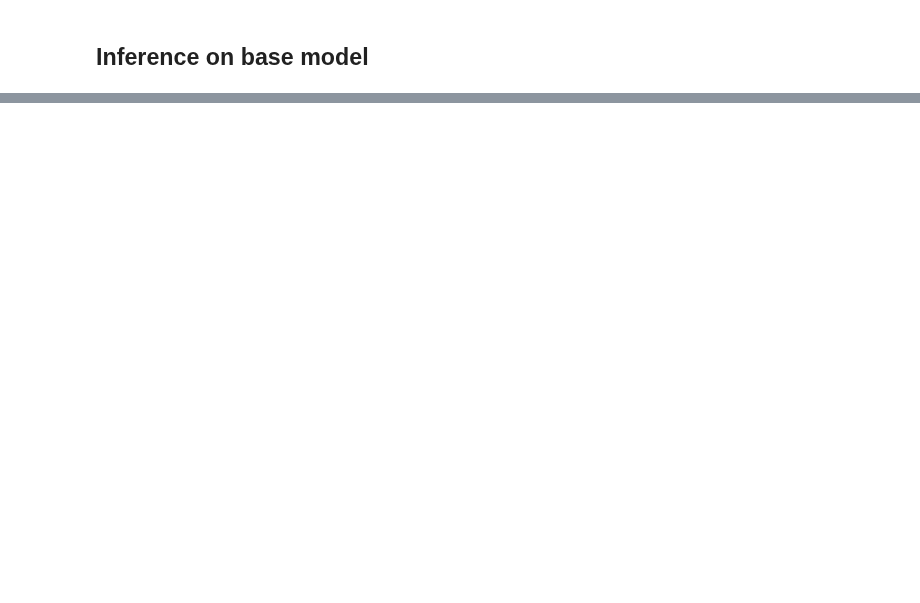
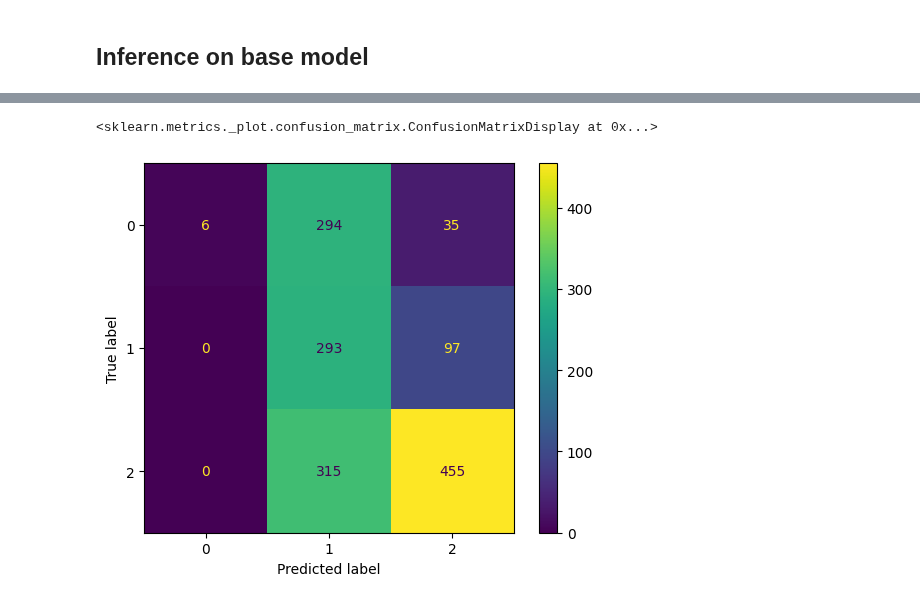
Before and after one commit to hstoklosa/sentix-nlp, a Jupyter notebook: baseline.ipynb, the cells around one changed output, grey strips where cells are left out. Cells and saved outputs as stored; diff of their text form; code cells hidden in the pictures; blank space fills up the shorter version.

```diff
--- a/baseline.ipynb
+++ b/baseline.ipynb
@@ -166,0 +99,22 @@ weighted avg       0.65      0.52      0.51      1495
+# %%
+def _compute_metrics(eval_pred: EvalPrediction):
+    logits, labels = eval_pred.predictions, eval_pred.label_ids
+    preds = np.argmax(logits, axis=-1)
+    return compute_metrics(preds, labels)
+
+training_args = TrainingArguments(
+    # output_dir='./results',
+    per_device_eval_batch_size=BATCH_SIZE,
+    do_train=False,
+    do_eval=True,
+    report_to=["tensorboard"],
+    logging_dir='./logs'
+)
+
+trainer = Trainer(
+    model=model,
+    args=training_args,
+    tokenizer=tokenizer,
+    compute_metrics=_compute_metrics,
+    eval_dataset=test_dataset
+)
@@ -166,0 +135,5 @@ weighted avg       0.65      0.52      0.51      1495
+# %%
+predictions = trainer.predict(test_dataset)
+predicted_labels = predictions.predictions.argmax(axis=-1)
+
+print(classification_report(y_test, predicted_labels))
@@ -166,0 +151,7 @@ weighted avg       0.65      0.52      0.51      1495
+# %%
+cm = confusion_matrix(y_test, predicted_labels)
+disp = ConfusionMatrixDisplay(confusion_matrix=cm)
+disp.plot()
+# %% [output]
+<sklearn.metrics._plot.confusion_matrix.ConfusionMatrixDisplay at 0x...>
+[figure, added]
```
Also changed, not shown: parts of 23 cells of this notebook.
